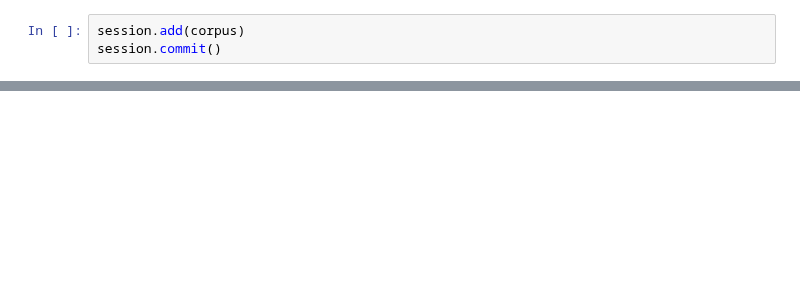
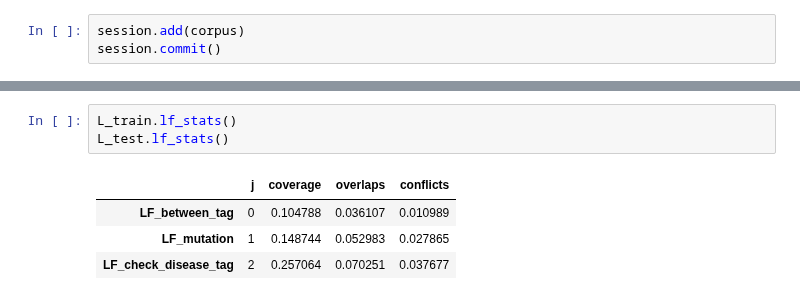
Before and after one commit to greenelab/snorkeling, a Jupyter notebook: Epilepsy Run.ipynb, the cells around one changed output, grey strips where cells are left out. Cells and saved outputs as stored; diff of their text form; blank space fills up the shorter version.

```diff
--- a/Epilepsy Run.ipynb
+++ b/Epilepsy Run.ipynb
@@ -29,0 +206,8 @@ session.commit()
+# %%
+L_train.lf_stats()
+L_test.lf_stats()
+# %% [output]
+|  | j | coverage | overlaps | conflicts |
+| LF_between_tag | 0 | 0.104788 | 0.036107 | 0.010989 |
+| LF_mutation | 1 | 0.148744 | 0.052983 | 0.027865 |
+| LF_check_disease_tag | 2 | 0.257064 | 0.070251 | 0.037677 |
```
Also changed, not shown: parts of 25 cells of this notebook, 3 other files.
